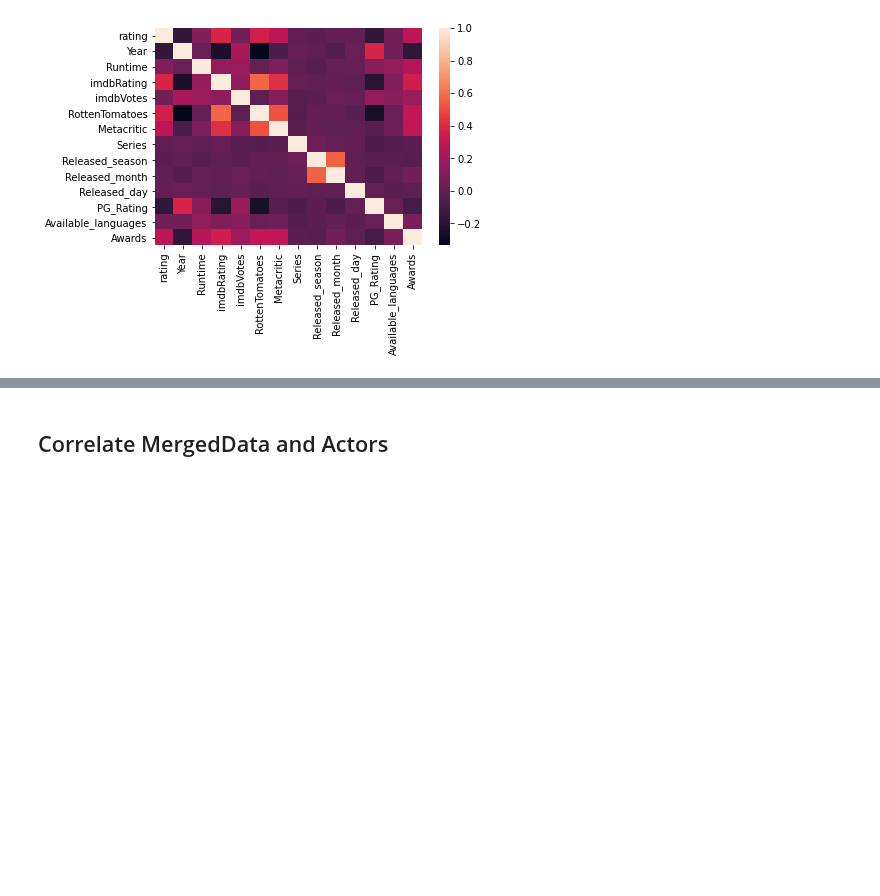
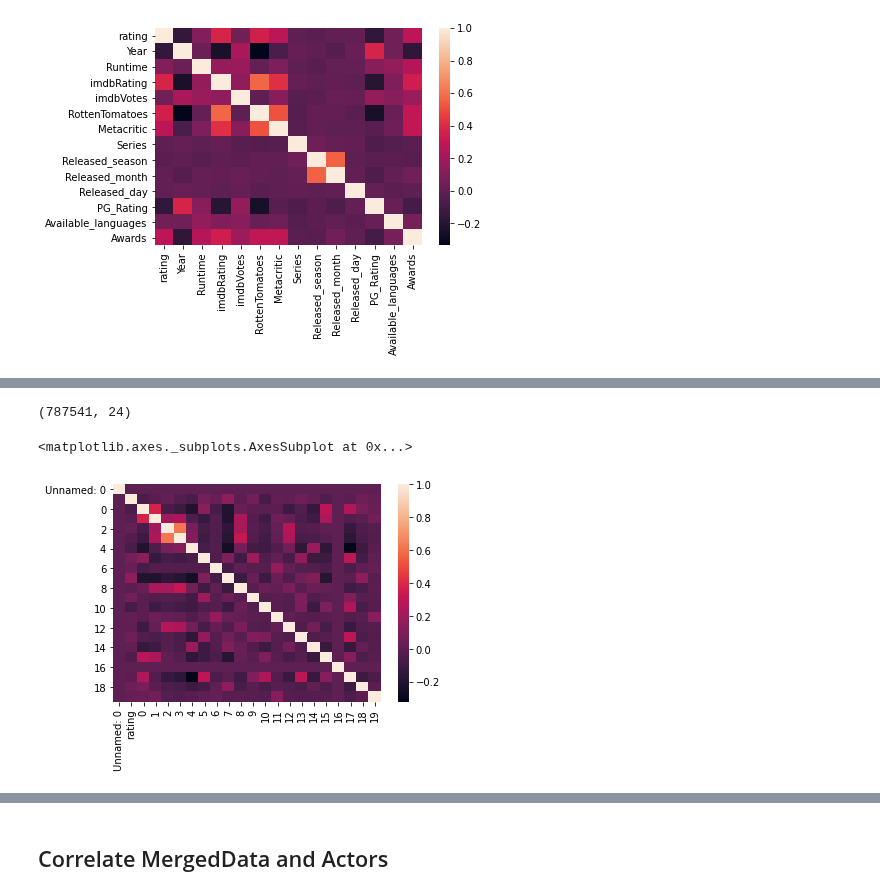
Before and after one commit to yuayixio/MovieRatingPredictor, a Jupyter notebook: notebooks/ContentbasedFiltering/FeatureAnalysisForkNN.ipynb, the cells around one changed output, grey strips where cells are left out. Cells and saved outputs as stored; diff of their text form; code cells hidden in the pictures; blank space fills up the shorter version.

Commit message:
Added genres,performed PCA, removed useless features, refactored preprocessing and added testing notebook

```diff
--- a/notebooks/ContentbasedFiltering/FeatureAnalysisForkNN.ipynb
+++ b/notebooks/ContentbasedFiltering/FeatureAnalysisForkNN.ipynb
@@ -285,0 +350,4 @@ sns.heatmap(user_sample.drop(columns={'user_id','imdbID'}).corr(method='kendall'
+# %%
+mlb = preprocessing.MultiLabelBinarizer()
+# %%
+genres_encoded = mlb.fit_transform(genres_grouped['genres'])
@@ -285,0 +356,4 @@ sns.heatmap(user_sample.drop(columns={'user_id','imdbID'}).corr(method='kendall'
+# %%
+genres_grouped = genres_grouped.join(pd.DataFrame(genres_encoded))
+# %%
+genres_grouped = genres_grouped.sort_values('imdbID').drop(columns={'genres'})
@@ -285,0 +389,9 @@ sns.heatmap(user_sample.drop(columns={'user_id','imdbID'}).corr(method='kendall'
+# %%
+genres_grouped.shape
+# %% [output]
+(787541, 24)
+# %%
+sns.heatmap(genres_grouped.drop(columns={'user_id','imdbID'}).corr(method='pearson'))
+# %% [output]
+<matplotlib.axes._subplots.AxesSubplot at 0x...>
+[figure, added]
```
Also changed, not shown: parts of 16 cells of this notebook, 6 other files.
